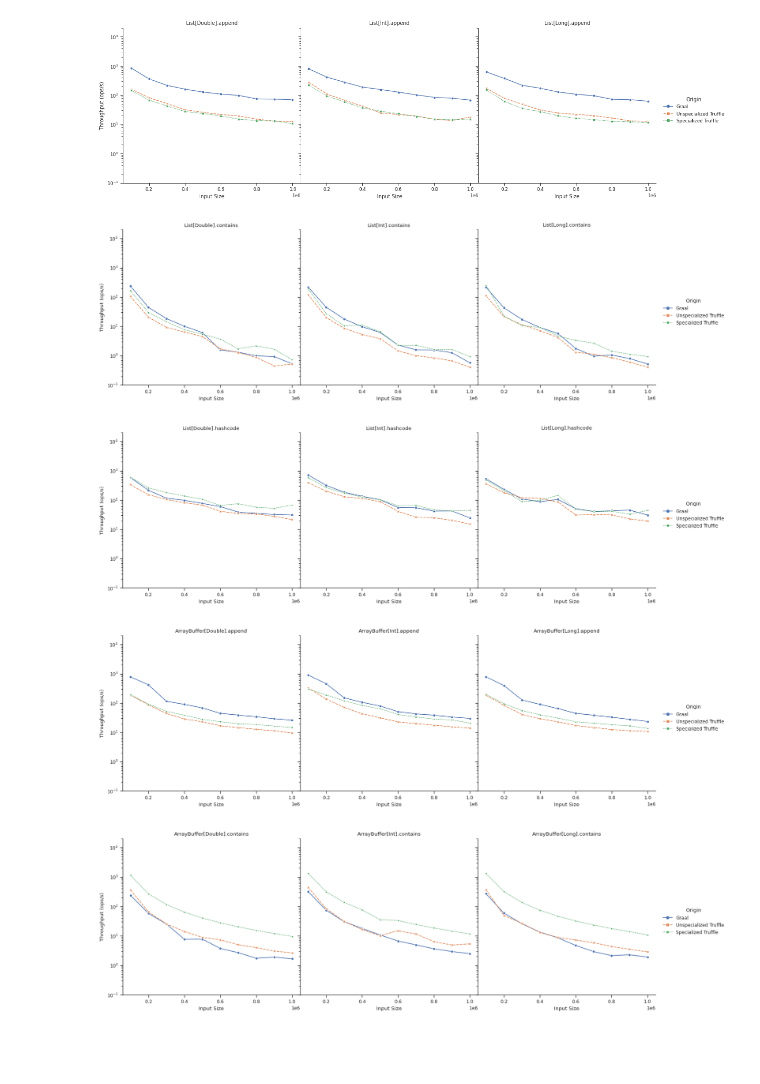
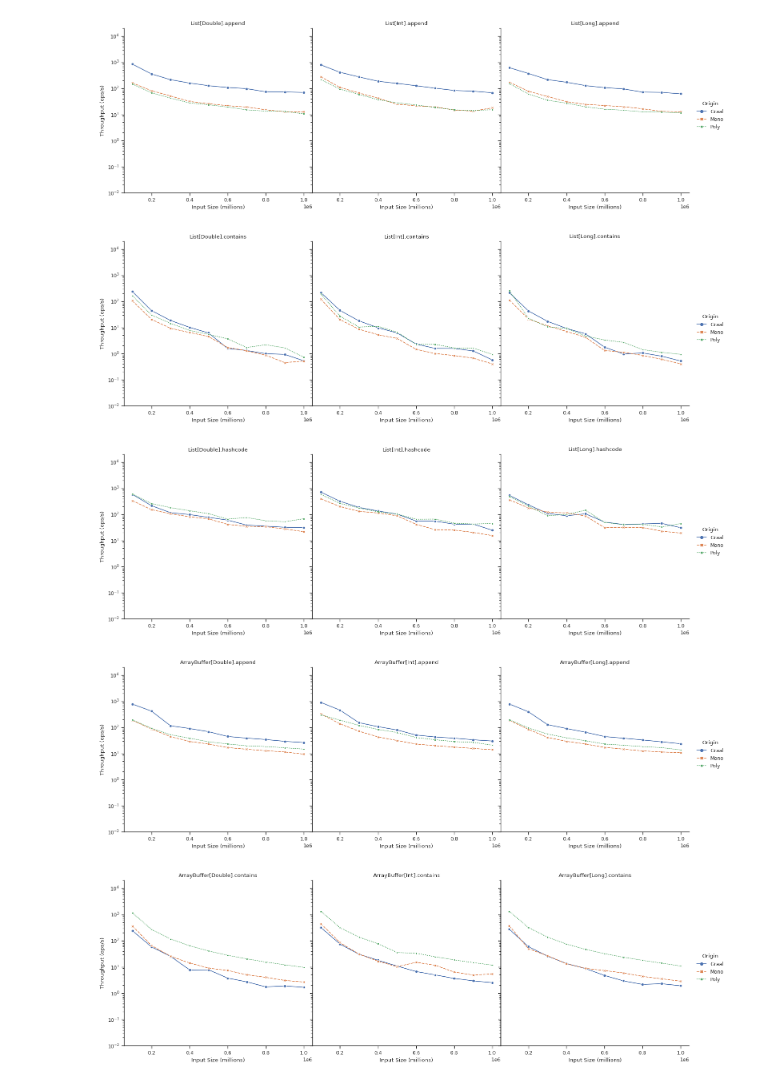
Before and after one commit to jmesyou/mmath-thesis, a Jupyter notebook: data/visualization.ipynb, the cells around one changed output. Drawn from its saved outputs; the diff is of its cells as text; code cells hidden in the pictures; blank space fills up the shorter version.

```diff
--- a/data/visualization.ipynb
+++ b/data/visualization.ipynb
@@ -32,14 +32,15 @@ def canonicalize(df):
 # %%
 data_files = [
     ("graal_results.csv", "Graal"),
-    ("unspecialized_results.csv", "Unspecialized Truffle"),
-    ("specialized_results.csv", "Specialized Truffle")
+    ("unspecialized_results.csv", "Mono"),
+    ("specialized_results.csv", "Poly")
 ]
 
 data = pd.DataFrame()
 for (f, cat) in data_files:
     df = pd.read_csv(f)
     df["Origin"] = cat
+    df['Normalized Score'] = df['Score'] / df['Param: arraySize']
     data = pd.concat([data, df]).drop_duplicates().reset_index(drop=True)
 
 canonicalize(data)
@@ -61,39 +62,41 @@ canonicalize(data)
 benchmarks = [
     "List.Append",
     "List.Contains",
     "List.Hashcode",
     "ArrayBuffer.Append",
     "ArrayBuffer.Contains",
     "ArrayBuffer.Reverse"
 ]
 
 for b in benchmarks:
     components = b.split('.')
     cls = components[0]
     method = components[1]
 
     subset = data.loc[(data['Benchmark'] == b) & (data['Param: arraySize'] <= 10**6)]
     splot = sns.relplot(
             data=subset,
             col='Type',
             x="Param: arraySize",
             y="Score",
             hue="Origin",
             style="Origin",
             kind="line",
             legend="full",
             markers=True,
             palette='deep',
         )
-    splot.set(yscale="log") \
-         .set_axis_labels("Input Size", "Throughput (ops/s)") \
-         .set_titles(cls+"[{col_name}]."+method.lower())
+    splot.set(yscale="log")
+    splot.set_axis_labels("Input Size (millions)", "Throughput (ops/s)")
+    splot.set_titles(cls+"[{col_name}]."+method.lower())
     splot.figure.subplots_adjust(wspace=0, hspace=0)
-    plt.ylim(0.1, 20000)
+    plt.ylim(0.01, 20000)
+    # plt.ylim(subset['Score'].min(), subset['Score'].max())
+    plt.savefig(b + '.svg')
     plt.show()
 # %% [output]
-[figure, old version]
+[figure, new version]
-[figure, old version]
+[figure, new version]
-[figure, old version]
+[figure, new version]
-[figure, old version]
+[figure, new version]
-[figure, old version]
+[figure, new version]
```
Also changed, not shown: parts of 2 cells of this notebook, 14 other files.
